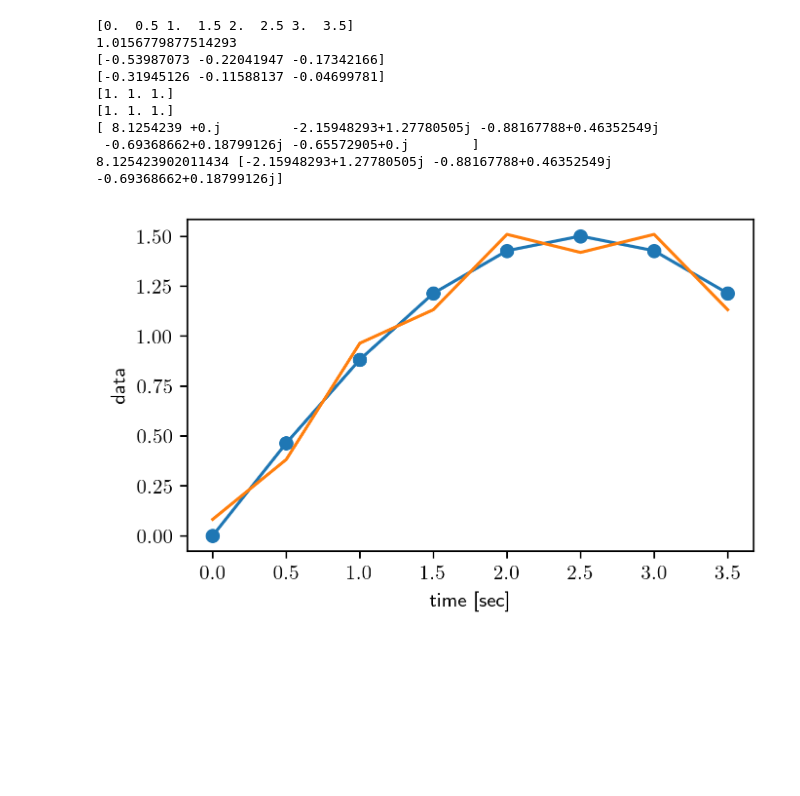
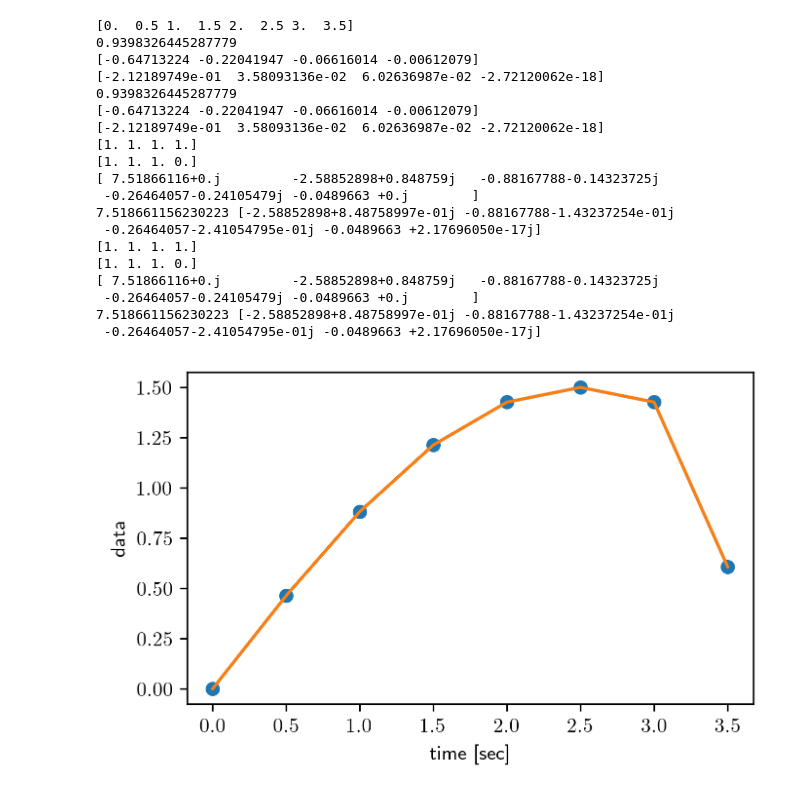
Before and after one commit to a-renzini/phase_coherent_maps, a Jupyter notebook: timeseries_toymodel/toymodel_joe.ipynb, the cells around one changed output. Drawn from its saved outputs; the diff is of its cells as text; code cells hidden in the pictures; blank space fills up the shorter version.

```diff
--- a/timeseries_toymodel/toymodel_joe.ipynb
+++ b/timeseries_toymodel/toymodel_joe.ipynb
@@ -30,9 +30,9 @@ def fourier_analyze(x):
 
     N = len(x)
 
-    # determine discrete frequencies
+    # determine positive discrete frequencies (ignore DC but include Nyquist for N even)
     if np.mod(N,2) == 0:
-        numFreqs = int(N/2-1)
+        numFreqs = int(N/2)
     else:
         numFreqs = int((N-1)/2)
 
@@ -325,46 +327,67 @@ def convert_H2AB(H0, A, numFreqs):
 # parameters
 N = 8
 deltaT = 0.5
-T = N*deltaT
 t0 = 0
+T = t0 + N*deltaT
 fNyq = 1/(2*deltaT)
 f0 = 0.1*fNyq
 
 # discrete times
 t = np.arange(t0, T, deltaT)
 print(t)
 
 # simulate data
 x = 1.5*np.sin(2*np.pi*f0*t)
+
+# set value at discontinuty equal to half the difference
+x[-1]=0.5*(x[0]+x[-1])
+
 plt.plot(t, x, 'o-')
 plt.xlabel('time [sec]')
 plt.ylabel('data')
 
 A0, A, B = fourier_analyze(x)
 a0, a, b = convert_AB2ab(A0, A, B, N)
 
 print(a0)
 print(a)
 print(b)
 
 # simulate signal from recovered coeffs
 y = simulate_fourier_sum(a0, a, b, N)
 plt.plot(t, y)
 
 # take DFT
 xdft = np.fft.rfft(x)
-print(np.real(xdft[1:-1])/A)
-print(-np.imag(xdft[1:-1])/B)
+print(np.real(xdft[1:])/A)
+print(-np.imag(xdft[1:])/B)
 print(xdft)
 print(A0, A-1j*B)
+
+# take DFT of y
+ydft = np.fft.rfft(y)
+print(np.real(ydft[1:])/A)
+print(-np.imag(ydft[1:])/B)
+print(ydft)
+print(A0, A-1j*B)
 # %% [output]
 [0.  0.5 1.  1.5 2.  2.5 3.  3.5]
-1.0156779877514293
-[-0.53987073 -0.22041947 -0.17342166]
-[-0.31945126 -0.11588137 -0.04699781]
-[1. 1. 1.]
-[1. 1. 1.]
-[ 8.1254239 +0.j         -2.15948293+1.27780505j -0.88167788+0.46352549j
- -0.69368662+0.18799126j -0.65572905+0.j        ]
-8.125423902011434 [-2.15948293+1.27780505j -0.88167788+0.46352549j -0.69368662+0.18799126j]
+0.9398326445287779
+[-0.64713224 -0.22041947 -0.06616014 -0.00612079]
+[-2.12189749e-01  3.58093136e-02  6.02636987e-02 -2.72120062e-18]
+0.9398326445287779
+[-0.64713224 -0.22041947 -0.06616014 -0.00612079]
+[-2.12189749e-01  3.58093136e-02  6.02636987e-02 -2.72120062e-18]
+[1. 1. 1. 1.]
+[1. 1. 1. 0.]
+[ 7.51866116+0.j         -2.58852898+0.848759j   -0.88167788-0.14323725j
+ -0.26464057-0.24105479j -0.0489663 +0.j        ]
+7.518661156230223 [-2.58852898+8.48758997e-01j -0.88167788-1.43237254e-01j
+ -0.26464057-2.41054795e-01j -0.0489663 +2.17696050e-17j]
+[1. 1. 1. 1.]
+[1. 1. 1. 0.]
+[ 7.51866116+0.j         -2.58852898+0.848759j   -0.88167788-0.14323725j
+ -0.26464057-0.24105479j -0.0489663 +0.j        ]
+7.518661156230223 [-2.58852898+8.48758997e-01j -0.88167788-1.43237254e-01j
+ -0.26464057-2.41054795e-01j -0.0489663 +2.17696050e-17j]
-[figure, old version]
+[figure, new version]
```
Also changed, not shown: parts of 6 cells of this notebook.
